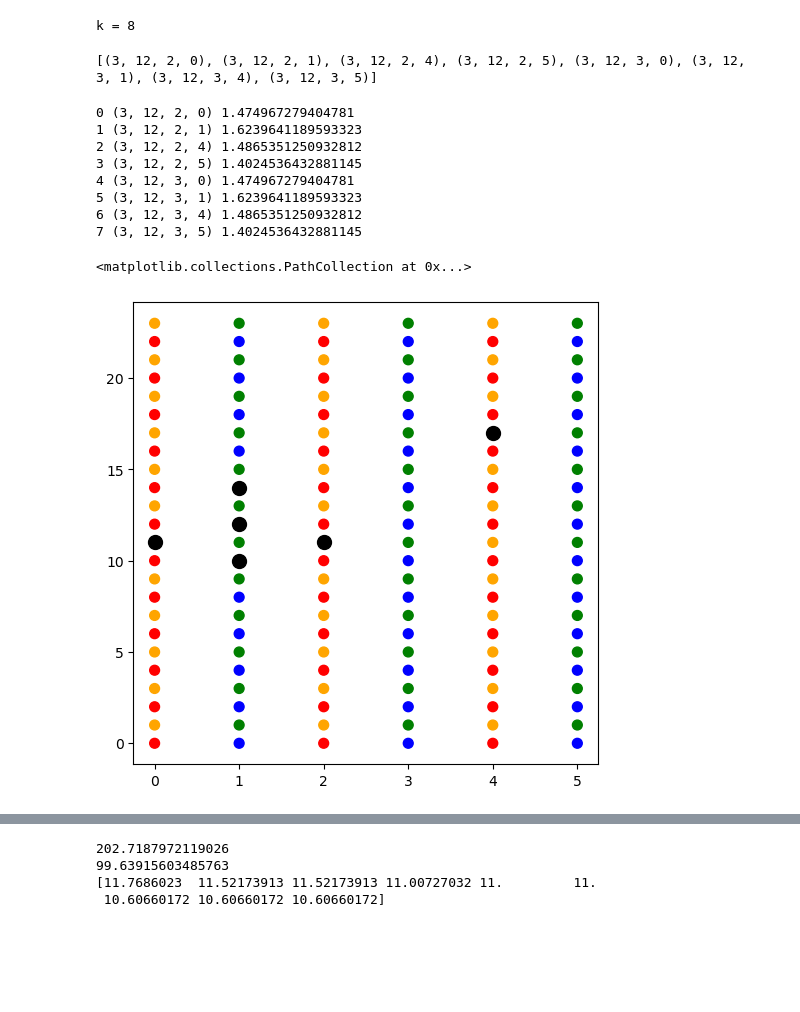
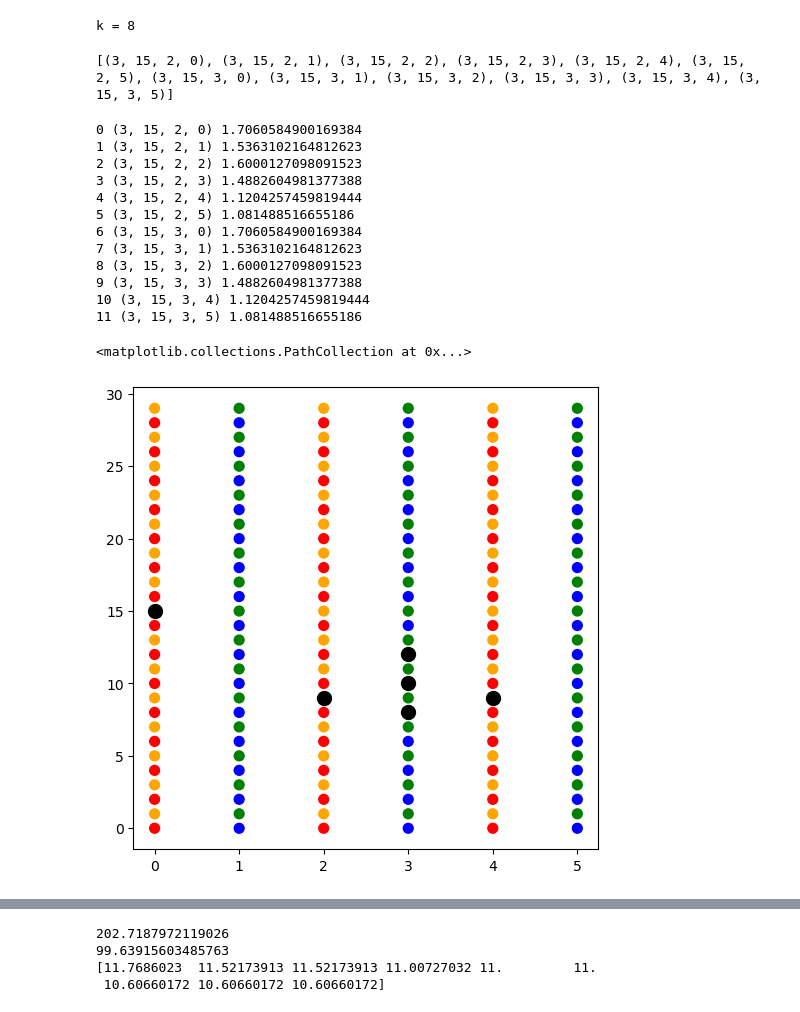
Before and after one commit to noahberthusen/qecc_routing, a Jupyter notebook: src_py/quasi-cyclic/quasi-cyclic.ipynb, the cells around one changed output, grey strips where cells are left out. Cells and saved outputs as stored; diff of their text form; code cells hidden in the pictures; blank space fills up the shorter version.

```diff
--- a/src_py/quasi-cyclic/quasi-cyclic.ipynb
+++ b/src_py/quasi-cyclic/quasi-cyclic.ipynb
@@ -36,6 +36,7 @@ code = codes[-2]
 # code = [12,3,9,1,2,0,7,2,3,12,2,1] # working on this one
 code = [12,3,9,1,2,0,7,2,3,12,2,0]
 code = [12,3,9,1,2,0,1,11,3,12,2,0]
+code = [15,3,6,1,2,0,7,14,3,15,2,1]
 # %%
 def cyclic_shift_matrix(l):
     arr = np.eye(l, dtype=int)
@@ -116,7 +117,7 @@ def has_toric_layout():
 confirmed_codes = has_toric_layout()
 print(confirmed_codes)
 # %% [output]
-[(3, 12, 2, 0), (3, 12, 2, 1), (3, 12, 2, 4), (3, 12, 2, 5), (3, 12, 3, 0), (3, 12, 3, 1), (3, 12, 3, 4), (3, 12, 3, 5)]
+[(3, 15, 2, 0), (3, 15, 2, 1), (3, 15, 2, 2), (3, 15, 2, 3), (3, 15, 2, 4), (3, 15, 2, 5), (3, 15, 3, 0), (3, 15, 3, 1), (3, 15, 3, 2), (3, 15, 3, 3), (3, 15, 3, 4), (3, 15, 3, 5)]
 # %%
 def embed_code(code, init):
     emb_m, emb_ell, A_ind, B_ind = code
@@ -214,16 +215,20 @@ for c,code in enumerate(confirmed_codes):
     # plt.hist(bins[:-1], bins=bins, weights=counts/counts_weighter, label=f"{code}", alpha=0.7)
     # plt.legend()
 # %% [output]
-0 (3, 12, 2, 0) 1.474967279404781
-1 (3, 12, 2, 1) 1.6239641189593323
-2 (3, 12, 2, 4) 1.4865351250932812
-3 (3, 12, 2, 5) 1.4024536432881145
-4 (3, 12, 3, 0) 1.474967279404781
-5 (3, 12, 3, 1) 1.6239641189593323
-6 (3, 12, 3, 4) 1.4865351250932812
-7 (3, 12, 3, 5) 1.4024536432881145
+0 (3, 15, 2, 0) 1.7060584900169384
+1 (3, 15, 2, 1) 1.5363102164812623
+2 (3, 15, 2, 2) 1.6000127098091523
+3 (3, 15, 2, 3) 1.4882604981377388
+4 (3, 15, 2, 4) 1.1204257459819444
+5 (3, 15, 2, 5) 1.081488516655186
+6 (3, 15, 3, 0) 1.7060584900169384
+7 (3, 15, 3, 1) 1.5363102164812623
+8 (3, 15, 3, 2) 1.6000127098091523
+9 (3, 15, 3, 3) 1.4882604981377388
+10 (3, 15, 3, 4) 1.1204257459819444
+11 (3, 15, 3, 5) 1.081488516655186
 # %%
-lattice = embed_code(confirmed_codes[0], 0)
+lattice = embed_code(confirmed_codes[1], 0)
 
 colors = np.empty(lattice.shape, dtype=object)
 
@@ -236,35 +241,35 @@ for i in range(lattice.shape[0]):
         elif lattice[i][j][0] == "l":
             colors[i][j] = "blue"
         else:
             colors[i][j] = "green"
 
 qbts = np.array([None for i in range(2*m*ell)])
 for i in range(lattice.shape[0]):
     for j in range(lattice.shape[1]):
         if lattice[i][j][0] == "r" or lattice[i][j][0] == "l":
             qbts[int(lattice[i][j][1:])] = (i, j)
 x_checks = np.array([None for i in range(m*ell)])
 z_checks = np.array([None for i in range(m*ell)])
 
 for i in range(lattice.shape[0]):
     for j in range(lattice.shape[1]):
         if lattice[i][j][0] == "x":
             x_checks[int(lattice[i][j][1:])] = (i, j)
         elif lattice[i][j][0] == "z":
             z_checks[int(lattice[i][j][1:])-(m*ell)] = (i, j)
 
 
 
 nodes = itertools.product(np.arange(lattice.shape[0]), np.arange(lattice.shape[1]))
 
-gen_qbts = qbts[np.where(Hz[20])[0]] # 20x
+gen_qbts = qbts[np.where(Hz[6])[0]] # 20x
 
 fig, ax = plt.subplots(1, 1, figsize=(6, 6))
 ax.scatter(*zip(*nodes), s=50, c=colors.flatten()) # vv qubits
 ax.scatter(*zip(*gen_qbts), s=100, c='k')
 # %% [output]
 <matplotlib.collections.PathCollection at 0x...>
-[figure, old version]
+[figure, new version]
 # %%
 x_rs = []
 z_rs = []
```
Also changed, not shown: parts of 1 cell of this notebook, 32 other files.
